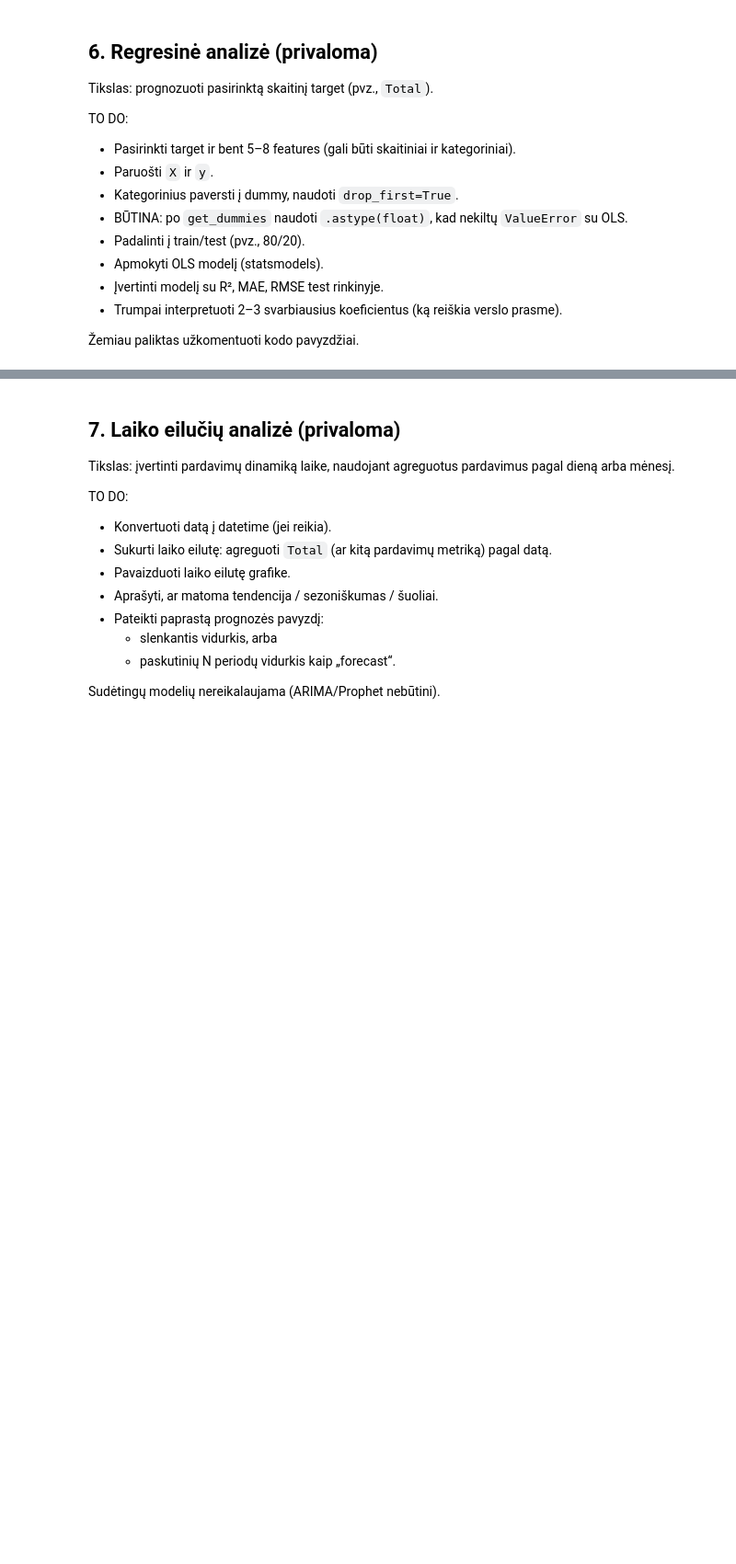
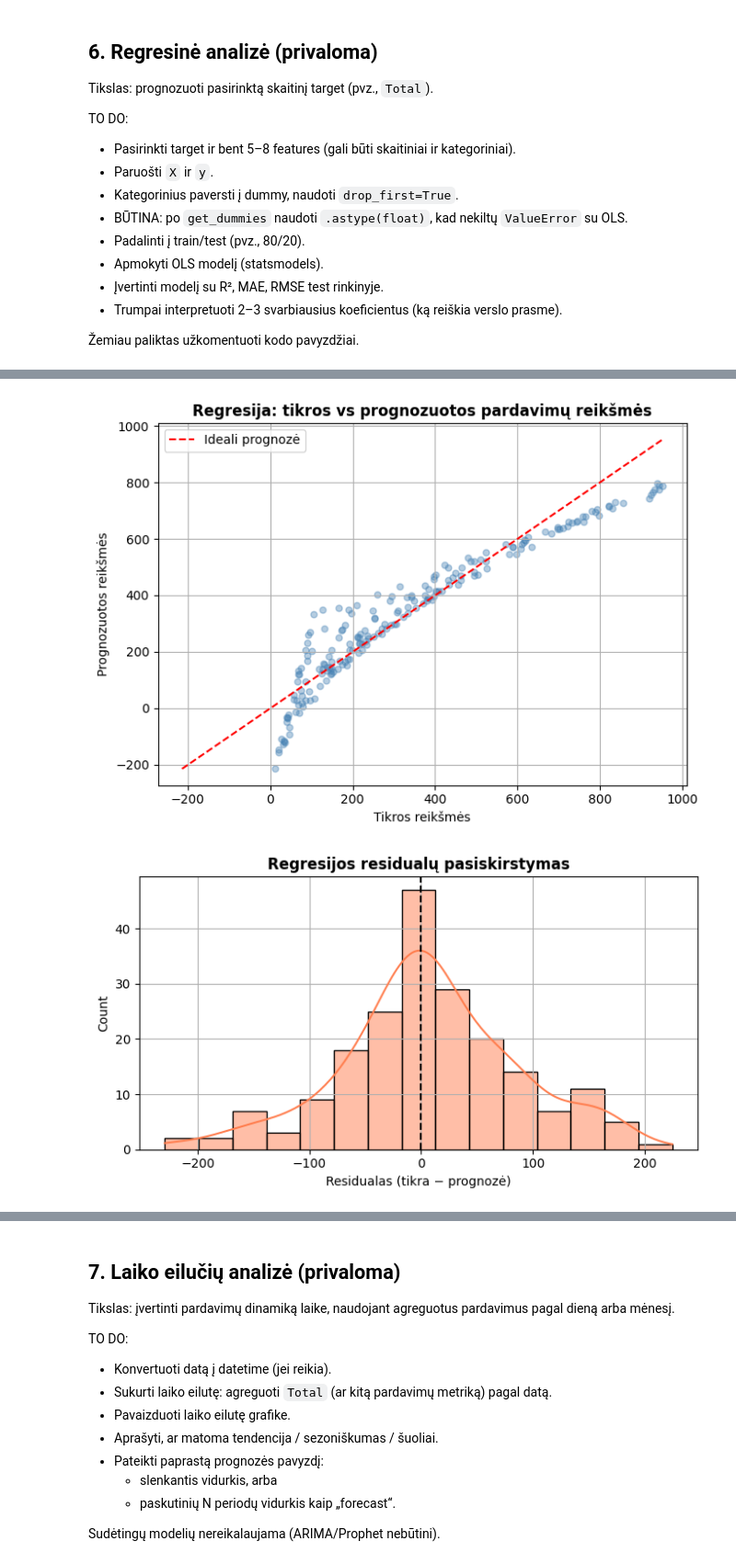
Before and after one commit to MigleSdc/BIT-kursai, a Jupyter notebook: 03_Python/Capstone Project_Supermarket_Sales.ipynb, the cells around one changed output, grey strips where cells are left out. Shown at 92% size. Cells and saved outputs as stored; diff of their text form; code cells hidden in the pictures; blank space fills up the shorter version.

```diff
--- a/03_Python/Capstone Project_Supermarket_Sales.ipynb
+++ b/03_Python/Capstone Project_Supermarket_Sales.ipynb
@@ -332,0 +412,76 @@ TO DO:
+# %%
+# Tikslas: prognozuoti pardavimus
+from sklearn.linear_model import LinearRegression
+
+target = "Sales"
+feature_cols = ["Unit price", "Quantity", "Branch", "City", "Customer type", "Gender", "Product line", "Payment"]
+
+X_raw = df[feature_cols].copy()
+y     = df[target].astype(float)
+
+# Kategorinius duomenis paverčiame į dummy kintamuosius
+X = pd.get_dummies(X_raw, drop_first=True).astype(float)
+
+# Train / test split (80 / 20)
+X_train, X_test, y_train, y_test = train_test_split(
+    X, y, test_size=0.2, random_state=42
+)
+
+# Linijinė regresija (sklearn)
+model = LinearRegression()
+model.fit(X_train, y_train)
+
+# Metrikos
+pred_train = model.predict(X_train)
+pred_test  = model.predict(X_test)
+
+r2_train = r2_score(y_train, pred_train)
+r2_test  = r2_score(y_test,  pred_test)
+mae      = mean_absolute_error(y_test, pred_test)
+rmse     = mean_squared_error(y_test, pred_test) ** 0.5
+
+print("  REGRESIJOS MODELIO METRIKOS")
+print(f"R² (train) : {r2_train:.4f}")
+print(f"R² (test)  : {r2_test:.4f}")
+print(f"MAE (test) : {mae:.2f}")
+print(f"RMSE(test) : {rmse:.2f}")
+print()
+
+# Top koeficientai
+coef_df = pd.DataFrame({
+    "Kintamasis":    X.columns,
+    "Koeficientas":  model.coef_
+}).sort_values("Koeficientas", key=abs, ascending=False)
+
+print("Top 10 įtakingiausių kintamųjų:")
+print(coef_df.head(10).to_string(index=False))
+
+# Grafikas – tikros vs prognozuotos reikšmės
+fig, ax = plt.subplots(figsize=(7, 5))
+ax.scatter(y_test, pred_test, alpha=0.4, color="steelblue", s=25)
+lims = [min(y_test.min(), pred_test.min()), max(y_test.max(), pred_test.max())]
+ax.plot(lims, lims, 'r--', linewidth=1.5, label="Ideali prognozė")
+ax.set_xlabel("Tikros reikšmės")
+ax.set_ylabel("Prognozuotos reikšmės")
+ax.set_title("Regresija: tikros vs prognozuotos pardavimų reikšmės", fontsize=12, fontweight="bold")
+ax.legend()
+plt.tight_layout()
+plt.show()
+
+# Residualai
+residuals = y_test - pred_test
+fig, ax = plt.subplots(figsize=(7, 4))
+sns.histplot(residuals, kde=True, color="coral", ax=ax)
+ax.axvline(0, color='black', linestyle='--')
+ax.set_title("Regresijos residualų pasiskirstymas", fontsize=12, fontweight="bold")
+ax.set_xlabel("Residualas (tikra − prognozė)")
+plt.tight_layout()
+plt.show()
+
+print()
+print("Interpretacija:")
+print(f"  R² = {r2_test:.4f} – modelis paaiškina {r2_test*100:.1f}% Sales variacijų.")
+print(f"  MAE = {mae:.2f} – vidutinė absoliutinė paklaida yra ~{mae:.0f} vieneto.")
+print(f"  Stipriausi prediktoriai: 'Quantity' ir 'Unit price' – kaip ir tikėtasi,")
+print(f"  pardavimų suma labiausiai priklauso nuo kiekio ir vieneto kainos.")
+# %% [output]
@@ -332,0 +506,2 @@ TO DO:
+[figure, added]
+[figure, added]
```
Also changed, not shown: parts of 6 cells of this notebook.
